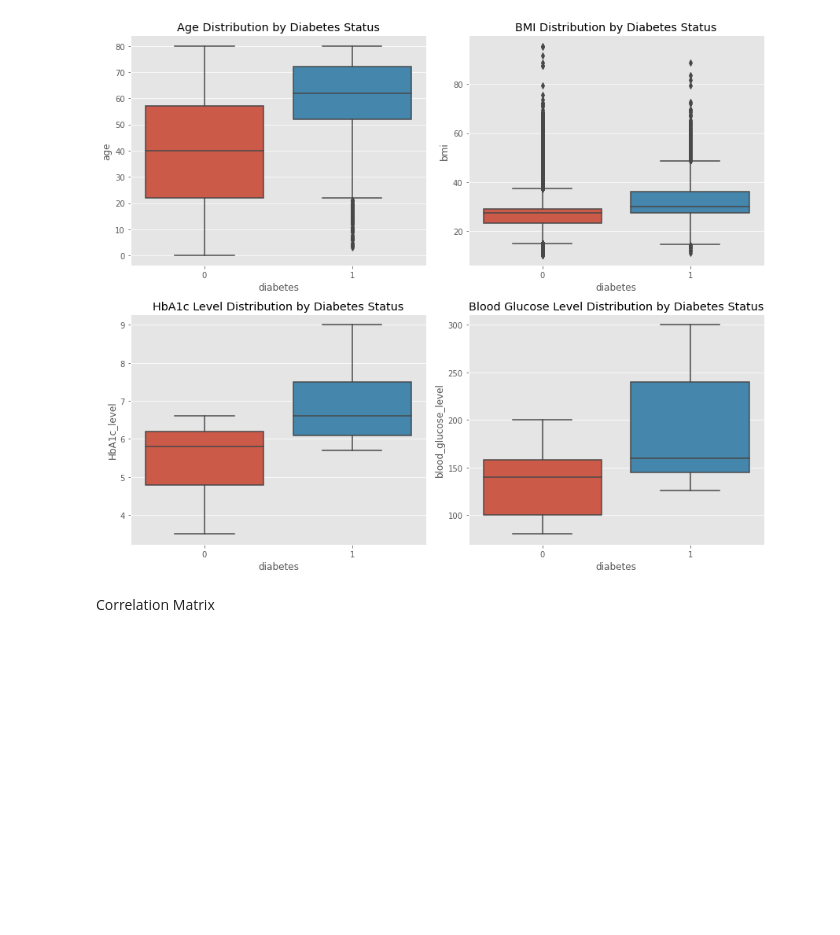
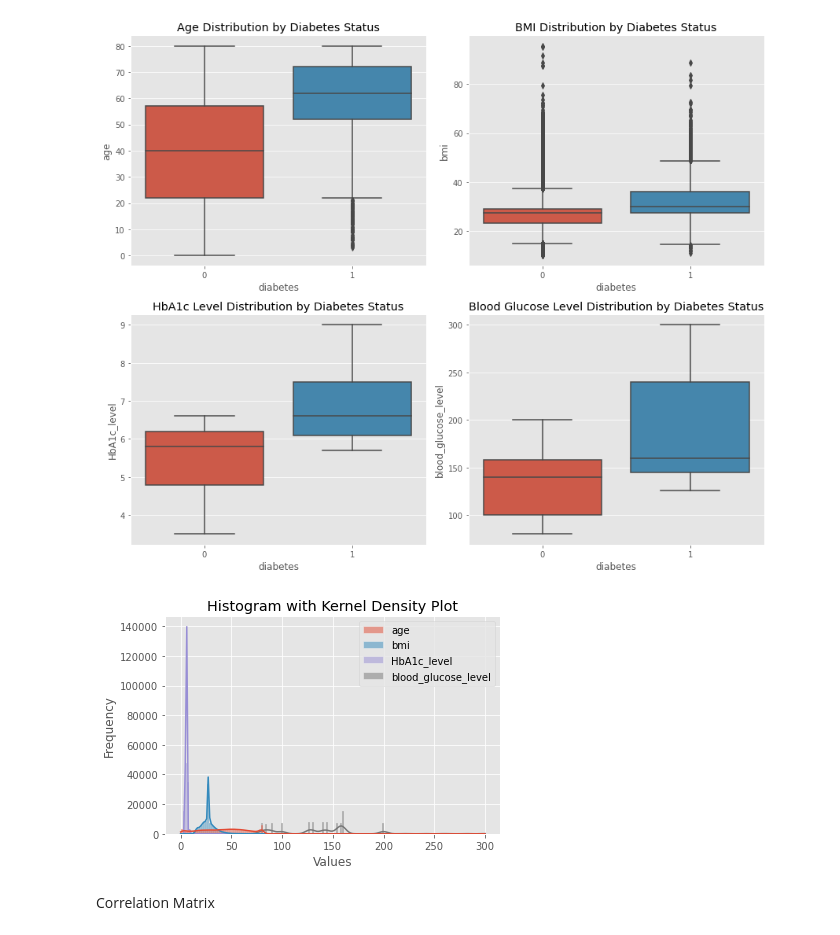
Before and after one commit to joycelovedorial/IS424-Data-Mining, a Jupyter notebook: Diabetes Prediction Latest.ipynb, the cells around one changed output. Saved outputs shown, nothing was run; the diff lists cells and outputs as text; code cells hidden in the pictures; blank space fills up the shorter version.

```diff
--- a/Diabetes Prediction Latest.ipynb
+++ b/Diabetes Prediction Latest.ipynb
@@ -304,6 +304,19 @@ plt.tight_layout()
 plt.show()
 # %% [output]
 [figure]
+# %%
+# Skewness using Kernel Density Plot
+# Numerical Variables without binary value
+features = ['age', 'bmi', 'HbA1c_level', 'blood_glucose_level']
+sns.histplot(df[features], kde=True)
+plt.title('Histogram with Kernel Density Plot')
+plt.xlabel('Values')
+plt.ylabel('Frequency')
+
+# Show the plot
+plt.show()
+# %% [output]
+[figure, added]
 # %% [markdown]
 Correlation Matrix
 # %%
```
Also changed, not shown: parts of 15 cells of this notebook.
